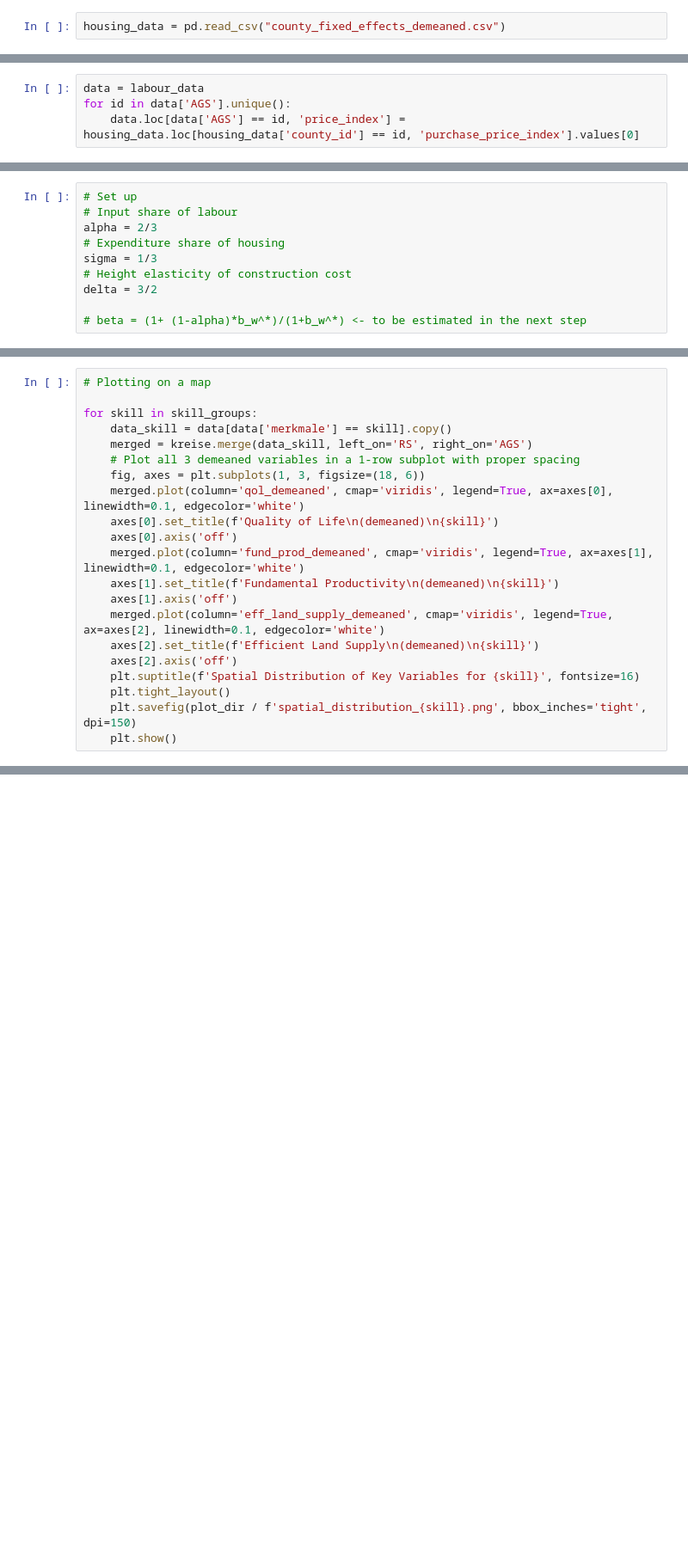
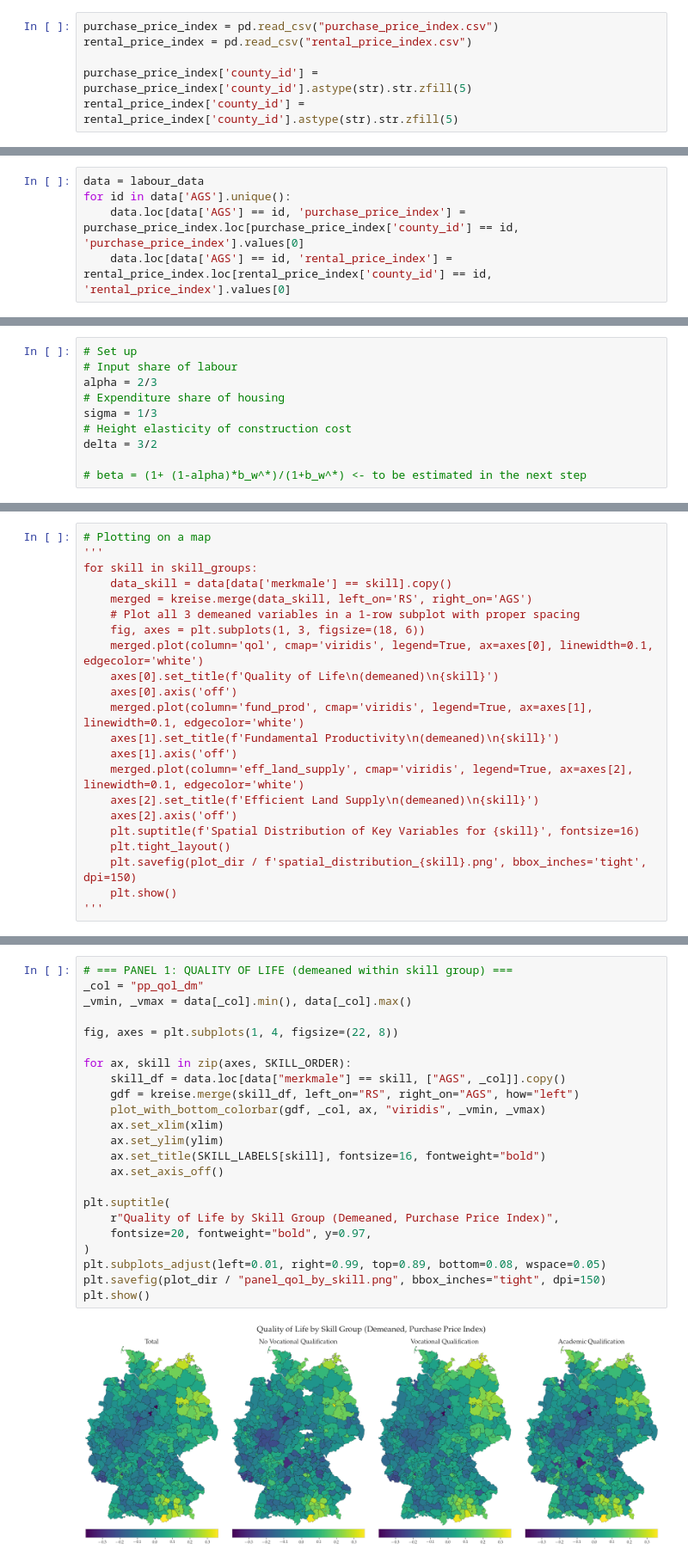
Before and after one commit to jendrkk/QSE-Tutorial, a Jupyter notebook: Topic_1/task_3.ipynb, the cells around one changed output, grey strips where cells are left out. Shown at 86% size. Cells and saved outputs as stored; diff of their text form; blank space fills up the shorter version.

Commit message:
Add rental price index data with demeaned values for various counties

```diff
--- a/Topic_1/task_3.ipynb
+++ b/Topic_1/task_3.ipynb
@@ -64,4 +64,8 @@ labour_data.head()
 | 296 | 01001 | Flensburg, Stadt | akademischer Berufsabschluss | 4602 | 4891.728070175439 | 01001 |
 | 301 | 01002 | Kiel, Landeshauptstadt | Insgesamt | 77066 | 3772.814049586777 | 01002 |
 # %%
-housing_data = pd.read_csv("county_fixed_effects_demeaned.csv")
+purchase_price_index = pd.read_csv("purchase_price_index.csv")
+rental_price_index = pd.read_csv("rental_price_index.csv")
+
+purchase_price_index['county_id'] = purchase_price_index['county_id'].astype(str).str.zfill(5)
+rental_price_index['county_id'] = rental_price_index['county_id'].astype(str).str.zfill(5)
@@ -70,7 +72,8 @@ housing_data['county_id'] = housing_data['0'].astype(str).str.zfill(5)
 # %%
 data = labour_data
 for id in data['AGS'].unique():
-    data.loc[data['AGS'] == id, 'price_index'] = housing_data.loc[housing_data['county_id'] == id, 'purchase_price_index'].values[0]
+    data.loc[data['AGS'] == id, 'purchase_price_index'] = purchase_price_index.loc[purchase_price_index['county_id'] == id, 'purchase_price_index'].values[0]
+    data.loc[data['AGS'] == id, 'rental_price_index'] = rental_price_index.loc[rental_price_index['county_id'] == id, 'rental_price_index'].values[0]
 # %%
 # If X, then np.nan. If > or < then the number without the symbol.
 # Numbers are in format e.g. 2621.298319327731
@@ -144,23 +161,24 @@ plt.rcParams.update({
 })
 # %%
 # Plotting on a map
-
+'''
 for skill in skill_groups:
     data_skill = data[data['merkmale'] == skill].copy()
     merged = kreise.merge(data_skill, left_on='RS', right_on='AGS')
     # Plot all 3 demeaned variables in a 1-row subplot with proper spacing
     fig, axes = plt.subplots(1, 3, figsize=(18, 6))
-    merged.plot(column='qol_demeaned', cmap='viridis', legend=True, ax=axes[0], linewidth=0.1, edgecolor='white')
+    merged.plot(column='qol', cmap='viridis', legend=True, ax=axes[0], linewidth=0.1, edgecolor='white')
     axes[0].set_title(f'Quality of Life\n(demeaned)\n{skill}')
     axes[0].axis('off')
-    merged.plot(column='fund_prod_demeaned', cmap='viridis', legend=True, ax=axes[1], linewidth=0.1, edgecolor='white')
+    merged.plot(column='fund_prod', cmap='viridis', legend=True, ax=axes[1], linewidth=0.1, edgecolor='white')
     axes[1].set_title(f'Fundamental Productivity\n(demeaned)\n{skill}')
     axes[1].axis('off')
-    merged.plot(column='eff_land_supply_demeaned', cmap='viridis', legend=True, ax=axes[2], linewidth=0.1, edgecolor='white')
+    merged.plot(column='eff_land_supply', cmap='viridis', legend=True, ax=axes[2], linewidth=0.1, edgecolor='white')
     axes[2].set_title(f'Efficient Land Supply\n(demeaned)\n{skill}')
     axes[2].axis('off')
     plt.suptitle(f'Spatial Distribution of Key Variables for {skill}', fontsize=16)
     plt.tight_layout()
     plt.savefig(plot_dir / f'spatial_distribution_{skill}.png', bbox_inches='tight', dpi=150)
     plt.show()
+'''
 # %% [output]
@@ -170,0 +229,25 @@ for skill in skill_groups:
+# %%
+# === PANEL 1: QUALITY OF LIFE (demeaned within skill group) ===
+_col = "pp_qol_dm"
+_vmin, _vmax = data[_col].min(), data[_col].max()
+
+fig, axes = plt.subplots(1, 4, figsize=(22, 8))
+
+for ax, skill in zip(axes, SKILL_ORDER):
+    skill_df = data.loc[data["merkmale"] == skill, ["AGS", _col]].copy()
+    gdf = kreise.merge(skill_df, left_on="RS", right_on="AGS", how="left")
+    plot_with_bottom_colorbar(gdf, _col, ax, "viridis", _vmin, _vmax)
+    ax.set_xlim(xlim)
+    ax.set_ylim(ylim)
+    ax.set_title(SKILL_LABELS[skill], fontsize=16, fontweight="bold")
+    ax.set_axis_off()
+
+plt.suptitle(
+    r"Quality of Life by Skill Group (Demeaned, Purchase Price Index)",
+    fontsize=20, fontweight="bold", y=0.97,
+)
+plt.subplots_adjust(left=0.01, right=0.99, top=0.89, bottom=0.08, wspace=0.05)
+plt.savefig(plot_dir / "panel_qol_by_skill.png", bbox_inches="tight", dpi=150)
+plt.show()
+# %% [output]
+[figure, added]
```
Also changed, not shown: parts of 9 cells of this notebook, 36 other files.
